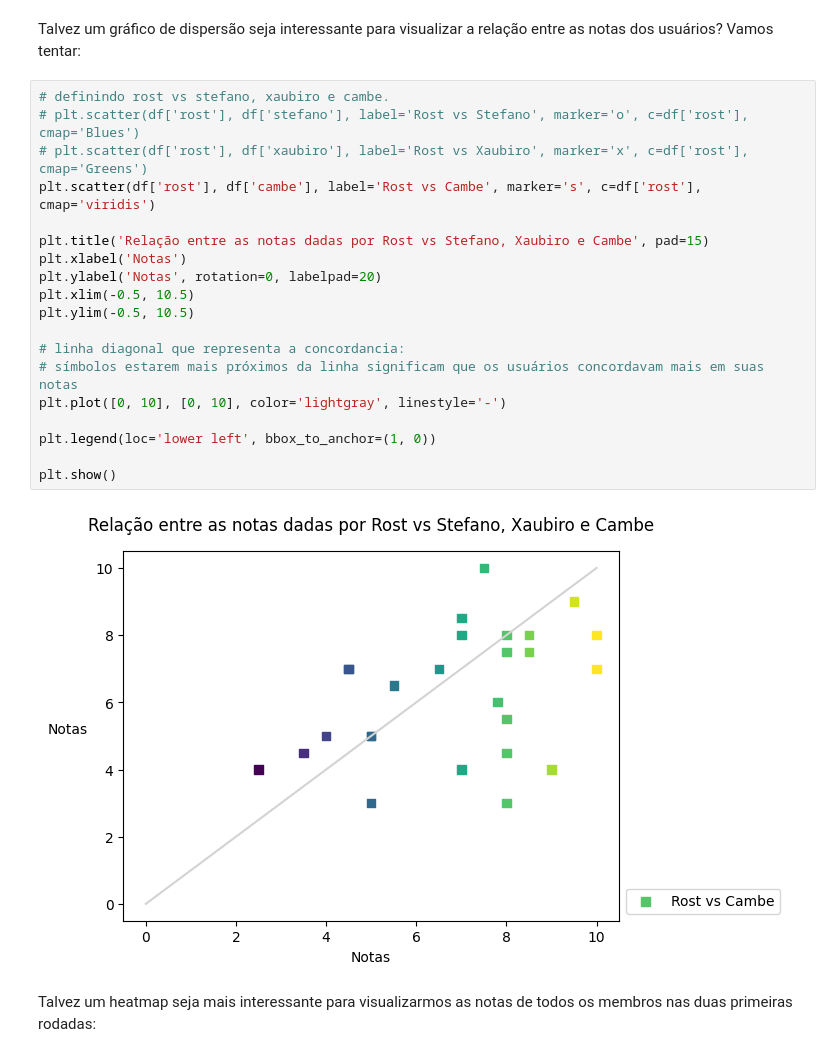
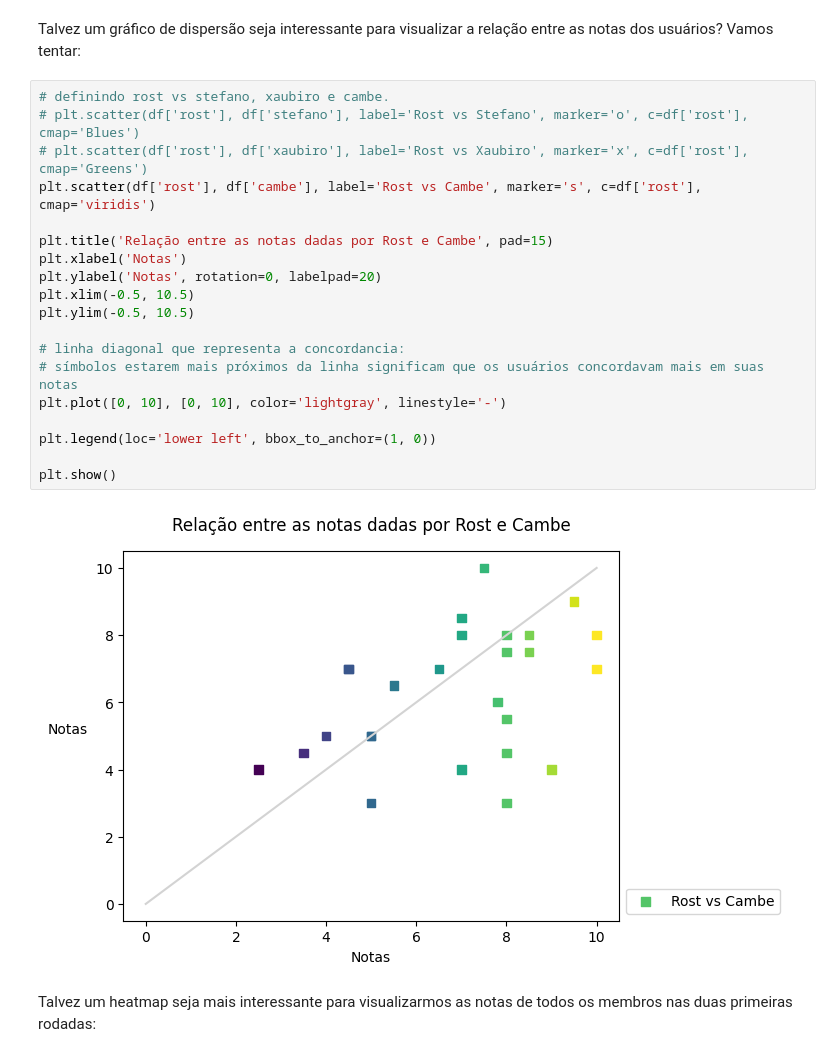
Before and after one commit to feliperost/cineclube, a Jupyter notebook: Cineclube_teste.ipynb, the cells around one changed output. Cells and saved outputs as stored; diff of their text form.

```diff
--- a/Cineclube_teste.ipynb
+++ b/Cineclube_teste.ipynb
@@ -189,24 +189,24 @@ Talvez um gráfico de dispersão seja interessante para visualizar a relação e
 # %%
 # definindo rost vs stefano, xaubiro e cambe.
 # plt.scatter(df['rost'], df['stefano'], label='Rost vs Stefano', marker='o', c=df['rost'], cmap='Blues')
 # plt.scatter(df['rost'], df['xaubiro'], label='Rost vs Xaubiro', marker='x', c=df['rost'], cmap='Greens')
 plt.scatter(df['rost'], df['cambe'], label='Rost vs Cambe', marker='s', c=df['rost'], cmap='viridis')
 
-plt.title('Relação entre as notas dadas por Rost vs Stefano, Xaubiro e Cambe', pad=15)
+plt.title('Relação entre as notas dadas por Rost e Cambe', pad=15)
 plt.xlabel('Notas')
 plt.ylabel('Notas', rotation=0, labelpad=20)
 plt.xlim(-0.5, 10.5)
 plt.ylim(-0.5, 10.5)
 
 # linha diagonal que representa a concordancia:
 # símbolos estarem mais próximos da linha significam que os usuários concordavam mais em suas notas
 plt.plot([0, 10], [0, 10], color='lightgray', linestyle='-')
 
 plt.legend(loc='lower left', bbox_to_anchor=(1, 0))
 
 plt.show()
 # %% [output]
-[figure, old version]
+[figure, new version]
 # %% [markdown]
 Talvez um heatmap seja mais interessante para visualizarmos as notas de todos os membros nas duas primeiras rodadas:
 # %%
```
Also changed, not shown: parts of 16 cells of this notebook.
